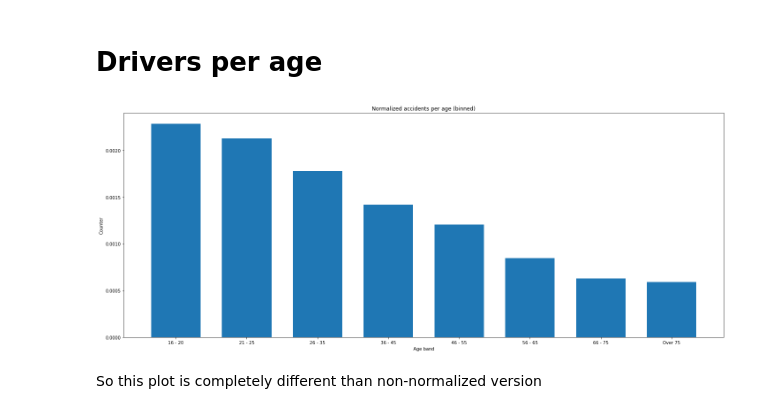
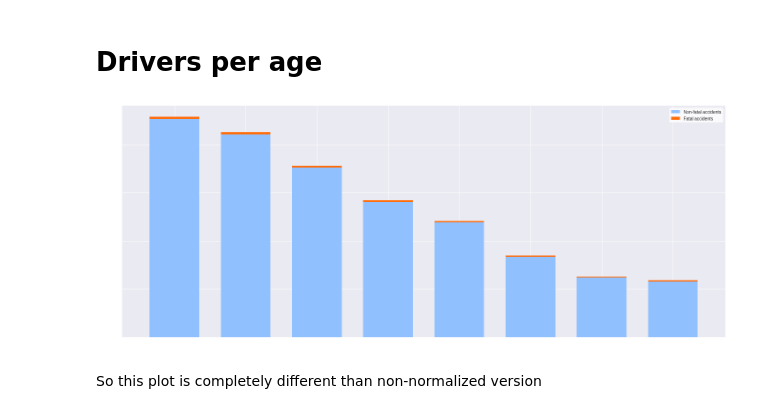
Before and after one commit to JakubCzerny/Social-data-analysis-and-visuzalization-project, a Jupyter notebook: utils/data_pre_analysis.ipynb, the cells around one changed output. Saved outputs shown, nothing was run; the diff lists cells and outputs as text; code cells hidden in the pictures.

```diff
--- a/utils/data_pre_analysis.ipynb
+++ b/utils/data_pre_analysis.ipynb
@@ -544,39 +585,61 @@ labels = [
         "36 - 45",
         "46 - 55",
         "56 - 65",
         "66 - 75",
         "Over 75"]
 
 bins = np.arange(1,(len(labels)+1))
 age_accidents_counter = dict((group,0) for group in bins)
+age_accidents_counter_fatal = dict((group,0) for group in bins)
 
 for accident in data.values():
     if accident.has_key('Age_Band_of_Driver'):
         age = int(accident['Age_Band_of_Driver'])
         if age != -1:
-            age_accidents_counter[age] += 1
+            if int(accident['Accident_Severity']) == 1:
+                age_accidents_counter_fatal[age] += 1
+            else:
+                age_accidents_counter[age] += 1
+
 
 normalized_accidents_age = {}
+normalized_accidents_age_fatal = {}
 for i in age_accidents_counter.keys():
     if data_drivers_age.has_key(i):
         normalized_accidents_age[i] = age_accidents_counter[i] / data_drivers_age[i]
+
+for i in age_accidents_counter_fatal.keys():
+    if data_drivers_age.has_key(i):
+        normalized_accidents_age_fatal[i] = age_accidents_counter_fatal[i] / data_drivers_age[i]
 
 bins = np.arange(1,(len(normalized_accidents_age.keys())+1))
 labels = np.array(labels)[np.array(normalized_accidents_age.keys())-1]
 # Generate the plot
 width = 0.7
 indices = bins
-plt.figure(figsize=(20,8))
+fig = plt.figure(figsize=(20,8))
+ax = fig.add_subplot(111)
 
-plt.bar(indices, normalized_accidents_age.values(), width)
+p1 = plt.bar(indices, normalized_accidents_age.values(), width, color='#91c0ff', label='Non-fatal accidents')
+p2 = plt.bar(indices, normalized_accidents_age_fatal.values(), width,
+             bottom=normalized_accidents_age.values(), color='#ff6d0c', label='Fatal accidents')
+
 plt.xticks(indices, labels, rotation='horizontal')
-plt.title("Normalized accidents per age (binned)")
+# plt.title("Normalized accidents per age (binned)")
+legend = ax.legend(loc='upper right')
+legend = plt.legend(frameon = 1)
+frame = legend.get_frame()
+frame.set_color('white')
 plt.xlabel('Age band')
 plt.ylabel('Counter')
+ax.xaxis.label.set_color('white')
+ax.yaxis.label.set_color('white')
+ax.tick_params(axis='x', colors='white')
+ax.tick_params(axis='y', colors='white')
 plt.tight_layout(h_pad=1.0)
-plt.show()
+plt.savefig('../docs/images/accidents-age-normalized.png', transparent=True)
 # %% [output]
-[figure, old version]
+[figure, new version]
 # %% [markdown]
 So this plot is completely different than non-normalized version
 # %% [markdown]
```
Also changed, not shown: parts of 3 cells of this notebook, 2 other files.
